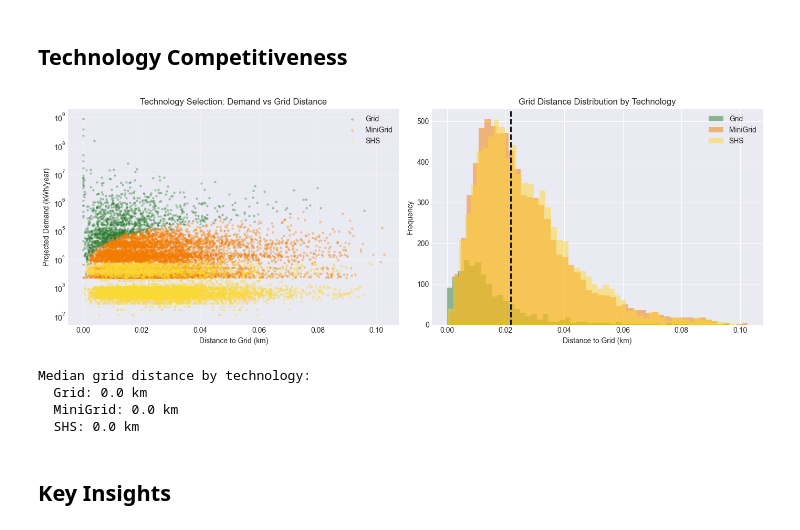
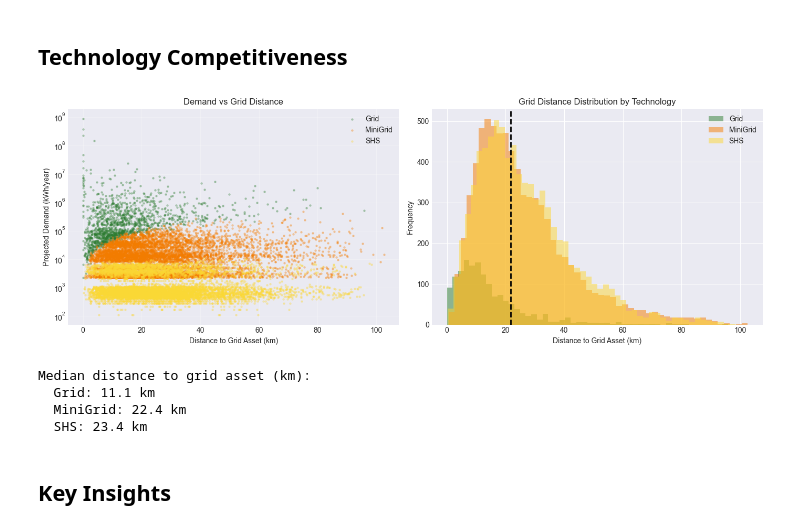
Before and after one commit to BadibossPy/settlement-level-electrification-optimization-benin, a Jupyter notebook: notebooks/electrification_analysis.ipynb, the cells around one changed output. Drawn from its saved outputs; the diff is of its cells as text; code cells hidden in the pictures.

```diff
--- a/notebooks/electrification_analysis.ipynb
+++ b/notebooks/electrification_analysis.ipynb
@@ -107,12 +115,13 @@ fig, ax = plt.subplots(figsize=(12, 10))
 colors = {'Grid': '#2E7D32', 'MiniGrid': '#F57C00', 'SHS': '#FDD835'}
 for tech in ['Grid', 'MiniGrid', 'SHS']:
     subset = gdf[gdf[DS.OPTIMAL_TECH] == tech]
-    subset.plot(ax=ax, color=colors[tech], markersize=1, alpha=0.6, label=tech)
+    subset.plot(ax=ax, color=colors[tech], markersize=1, alpha=0.6)
 
+handles = [mpatches.Patch(color=colors[t], label=t) for t in colors]
 ax.set_xlabel('Longitude')
 ax.set_ylabel('Latitude')
 ax.set_title('Technology Selection by Settlement', fontsize=14, fontweight='bold')
-ax.legend(title='Technology', loc='upper right')
+ax.legend(handles=handles, title='Technology', loc='upper right')
 ax.grid(True, alpha=0.3)
 plt.tight_layout()
 plt.show()
@@ -205,45 +254,47 @@ plt.show()
 # %% [markdown]
 ## Technology Competitiveness
 # %%
-grid_dist_col = 'dist_to_substations' if 'dist_to_substations' in gdf.columns else None
+distance_cols = [DS.DIST_SUBSTATION, DS.DIST_TRANSMISSION]
+grid_dist_col = next((col for col in distance_cols if col in gdf.columns and gdf[col].nunique() > 1), None)
 
 if grid_dist_col:
+    dist_series = gdf[grid_dist_col]
     fig, axes = plt.subplots(1, 2, figsize=(14, 5))
 
     for tech, color in colors.items():
         subset = gdf[gdf[DS.OPTIMAL_TECH] == tech]
-        axes[0].scatter(subset[grid_dist_col]/1000, subset[DS.PROJECTED_DEMAND],
+        axes[0].scatter(subset[grid_dist_col], subset[DS.PROJECTED_DEMAND],
                         alpha=0.3, s=5, label=tech, color=color)
-    axes[0].set_xlabel('Distance to Grid (km)')
+    axes[0].set_xlabel('Distance to Grid Asset (km)')
     axes[0].set_ylabel('Projected Demand (kWh/year)')
-    axes[0].set_title('Technology Selection: Demand vs Grid Distance')
+    axes[0].set_title('Demand vs Grid Distance')
     axes[0].set_yscale('log')
     axes[0].legend()
     axes[0].grid(True, alpha=0.3)
 
     for tech, color in colors.items():
         subset = gdf[gdf[DS.OPTIMAL_TECH] == tech]
-        axes[1].hist(subset[grid_dist_col]/1000, bins=50, alpha=0.5, label=tech, color=color)
-    axes[1].set_xlabel('Distance to Grid (km)')
+        axes[1].hist(subset[grid_dist_col], bins=50, alpha=0.5, label=tech, color=color)
+    axes[1].set_xlabel('Distance to Grid Asset (km)')
     axes[1].set_ylabel('Frequency')
     axes[1].set_title('Grid Distance Distribution by Technology')
     axes[1].legend()
-    axes[1].axvline(gdf[grid_dist_col].median()/1000, color='black', linestyle='--', linewidth=2)
+    axes[1].axvline(dist_series.median(), color='black', linestyle='--', linewidth=2)
 
     plt.tight_layout()
     plt.show()
 
-    print(f"Median grid distance by technology:")
+    print("Median distance to grid asset (km):")
     for tech in ['Grid', 'MiniGrid', 'SHS']:
-        median_dist = gdf[gdf[DS.OPTIMAL_TECH]==tech][grid_dist_col].median() / 1000
+        median_dist = gdf[gdf[DS.OPTIMAL_TECH]==tech][grid_dist_col].median()
         print(f"  {tech}: {median_dist:.1f} km")
 else:
-    print("Grid distance data not available")
+    print("Grid distance data not available or not informative")
 # %% [output]
-[figure, old version]
+[figure, new version]
-Median grid distance by technology:
-  Grid: 0.0 km
-  MiniGrid: 0.0 km
-  SHS: 0.0 km
+Median distance to grid asset (km):
+  Grid: 11.1 km
+  MiniGrid: 22.4 km
+  SHS: 23.4 km
 # %% [markdown]
 ## Key Insights
```
Also changed, not shown: parts of 10 cells of this notebook, 3 other files.
